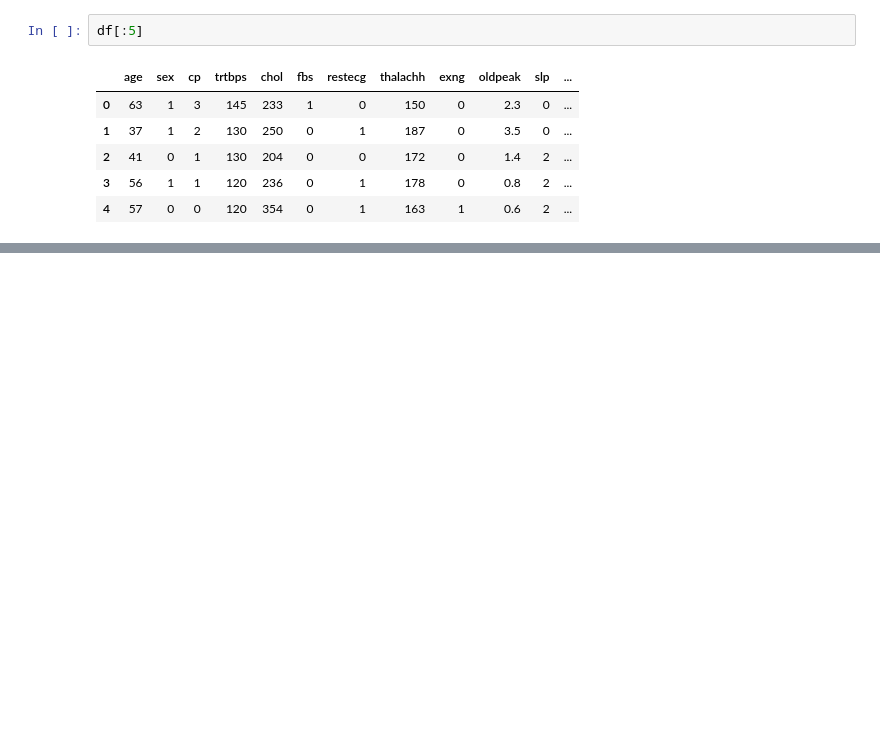
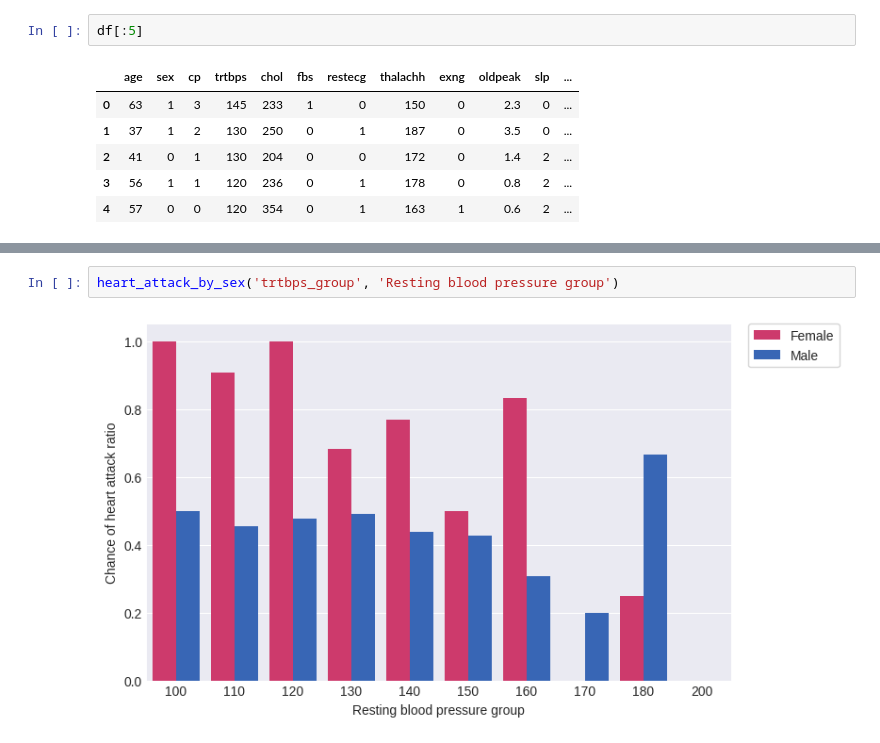
Before and after one commit to flohmannjr/Heart-Attack-Analysis-and-Prediction, a Jupyter notebook: Heart_Attack_Analysis_and_Prediction.ipynb, the cells around one changed output, grey strips where cells are left out. Saved outputs shown, nothing was run; the diff lists cells and outputs as text; blank space fills up the shorter version.

```diff
--- a/Heart_Attack_Analysis_and_Prediction.ipynb
+++ b/Heart_Attack_Analysis_and_Prediction.ipynb
@@ -98,0 +170,4 @@ df[['cp', 'output']].groupby(by='cp').agg(['count', 'sum', 'mean'])
+# %%
+heart_attack_by_sex('trtbps_group', 'Resting blood pressure group')
+# %% [output]
+[figure, added]
```
Also changed, not shown: parts of 21 cells of this notebook.
